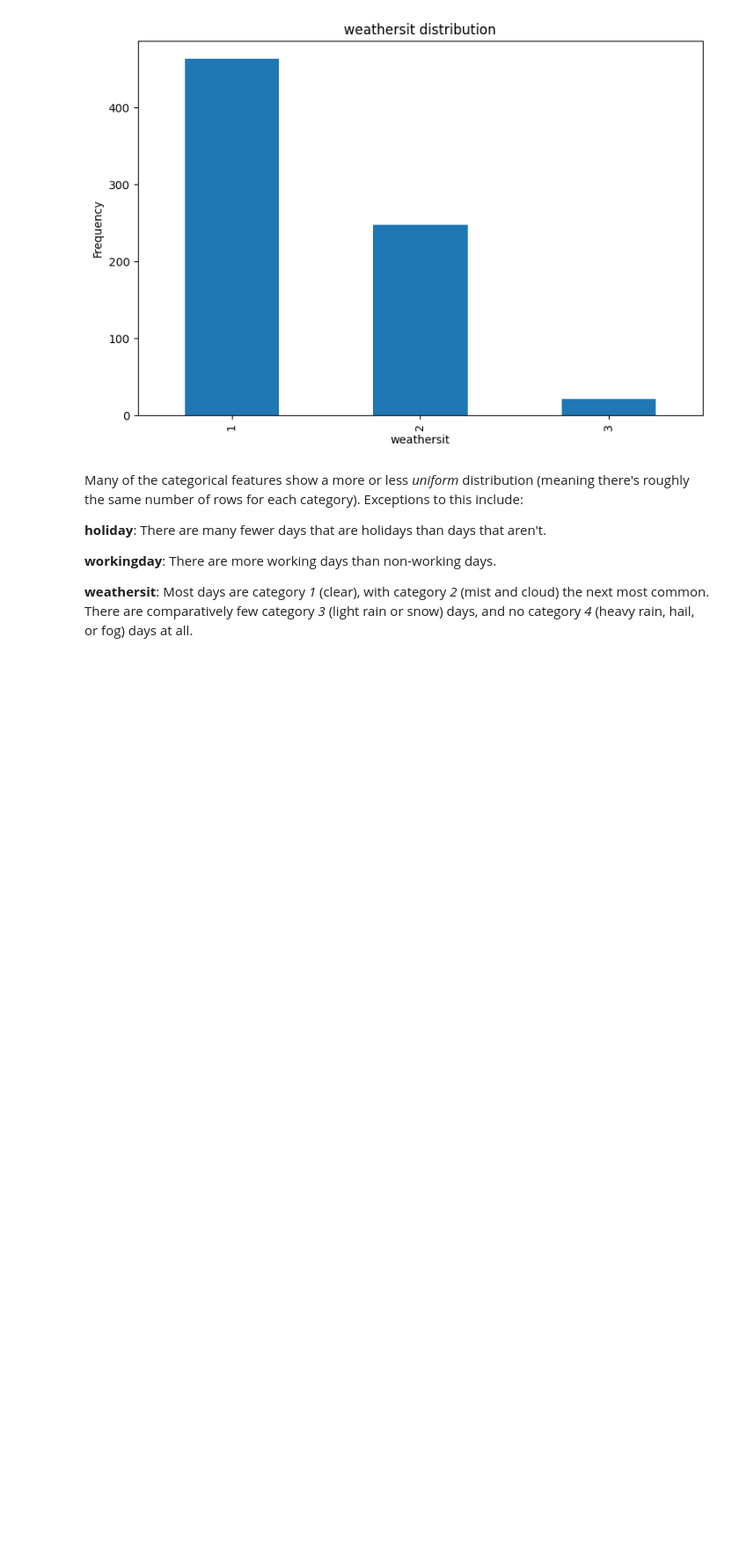
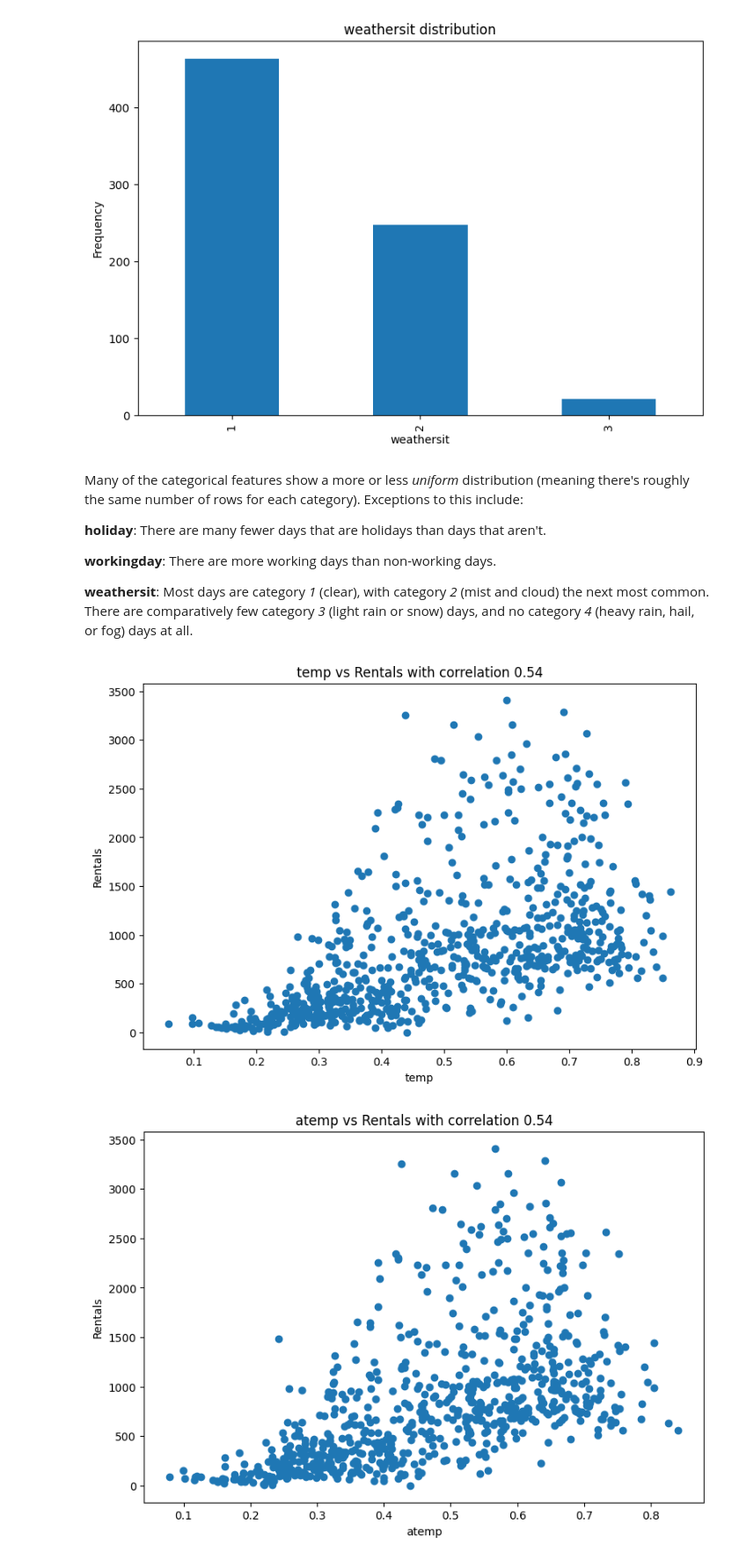
Before and after one commit to coder7475/ml-fundamentals, a Jupyter notebook: notebooks/ml_fundamentals/Understanding_supervised_regression_model.ipynb, the cells around one changed output. Shown at 88% size. Saved outputs shown, nothing was run; the diff lists cells and outputs as text; code cells hidden in the pictures; blank space fills up the shorter version.

Commit message:
feat: add scatter plots and boxplots for visualizing relationships between features and bike rentals in the supervised regression notebook

```diff
--- a/notebooks/ml_fundamentals/Understanding_supervised_regression_model.ipynb
+++ b/notebooks/ml_fundamentals/Understanding_supervised_regression_model.ipynb
@@ -196,3 +196,23 @@ Many of the categorical features show a more or less _uniform_ distribution (mea
 **workingday**: There are more working days than non-working days.
 
 **weathersit**: Most days are category _1_ (clear), with category _2_ (mist and cloud) the next most common. There are comparatively few category _3_ (light rain or snow) days, and no category _4_ (heavy rain, hail, or fog) days at all.
+# %%
+# Create scatter plot that show intersection of featues and labels value
+# and calculate the correlation statistic to quantify the relationship between features and labels
+
+for col in numeric_features:
+    fig = plt.figure(figsize=(9, 6))
+    ax = fig.gca()
+    feature = bike_data[col]
+    label = bike_data['rentals']
+    correlation = feature.corr(label)
+    ax.scatter(feature, label)
+    ax.set_ylabel('Rentals')
+    ax.set_xlabel(col)
+    ax.set_title(f'{col} vs Rentals with correlation {correlation:.2f}')
+    fig.show()
+
+plt.show()
+# %% [output]
+[figure, added]
+[figure, added]
```
Also changed, not shown: parts of 2 cells of this notebook.
